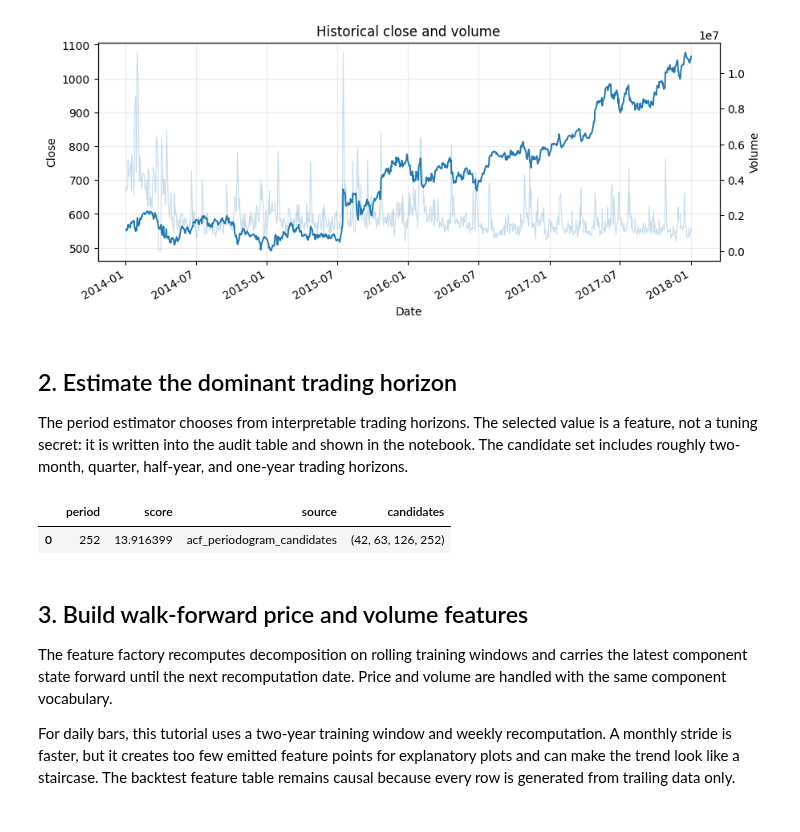
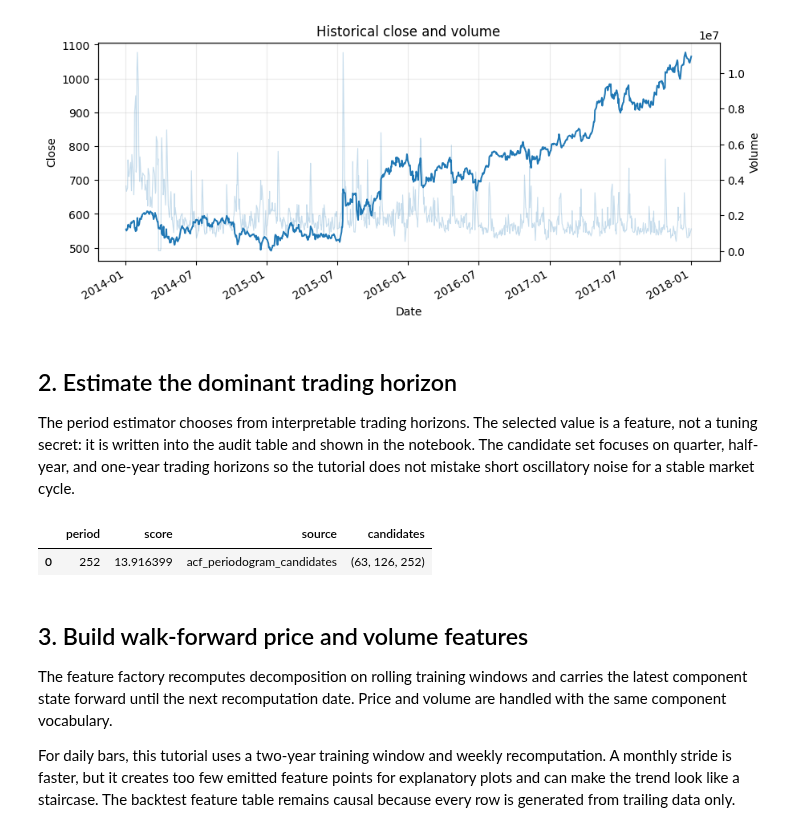
Before and after one commit to systems-mechanobiology/DeTime, a Jupyter notebook: examples/notebooks/quant_trading/01_market_data_and_decomposition_feature_factory.ipynb, the cells around one changed output. Saved outputs shown, nothing was run; the diff lists cells and outputs as text; code cells hidden in the pictures.

Commit message:
Tune quant tutorial decomposition horizons

```diff
--- a/examples/notebooks/quant_trading/01_market_data_and_decomposition_feature_factory.ipynb
+++ b/examples/notebooks/quant_trading/01_market_data_and_decomposition_feature_factory.ipynb
@@ -75,14 +75,14 @@ plt.show()
 # %% [markdown]
 ## 2. Estimate the dominant trading horizon
 
-The period estimator chooses from interpretable trading horizons. The selected value is a feature, not a tuning secret: it is written into the audit table and shown in the notebook. The candidate set includes roughly two-month, quarter, half-year, and one-year trading horizons.
+The period estimator chooses from interpretable trading horizons. The selected value is a feature, not a tuning secret: it is written into the audit table and shown in the notebook. The candidate set focuses on quarter, half-year, and one-year trading horizons so the tutorial does not mistake short oscillatory noise for a stable market cycle.
 # %%
-period_estimate = estimate_dominant_period(close[ticker], candidates=(42, 63, 126, 252), use_log=True)
+period_estimate = estimate_dominant_period(close[ticker], candidates=(63, 126, 252), use_log=True)
 period_summary = pd.DataFrame([period_estimate.__dict__])
 display(period_summary)
 # %% [output]
 |  | period | score | source | candidates |
-| 0 | 252 | 13.916399 | acf_periodogram_candidates | (42, 63, 126, 252) |
+| 0 | 252 | 13.916399 | acf_periodogram_candidates | (63, 126, 252) |
 # %% [markdown]
 ## 3. Build walk-forward price and volume features
 
```
Also changed, not shown: parts of 2 cells of this notebook, 58 other files.
